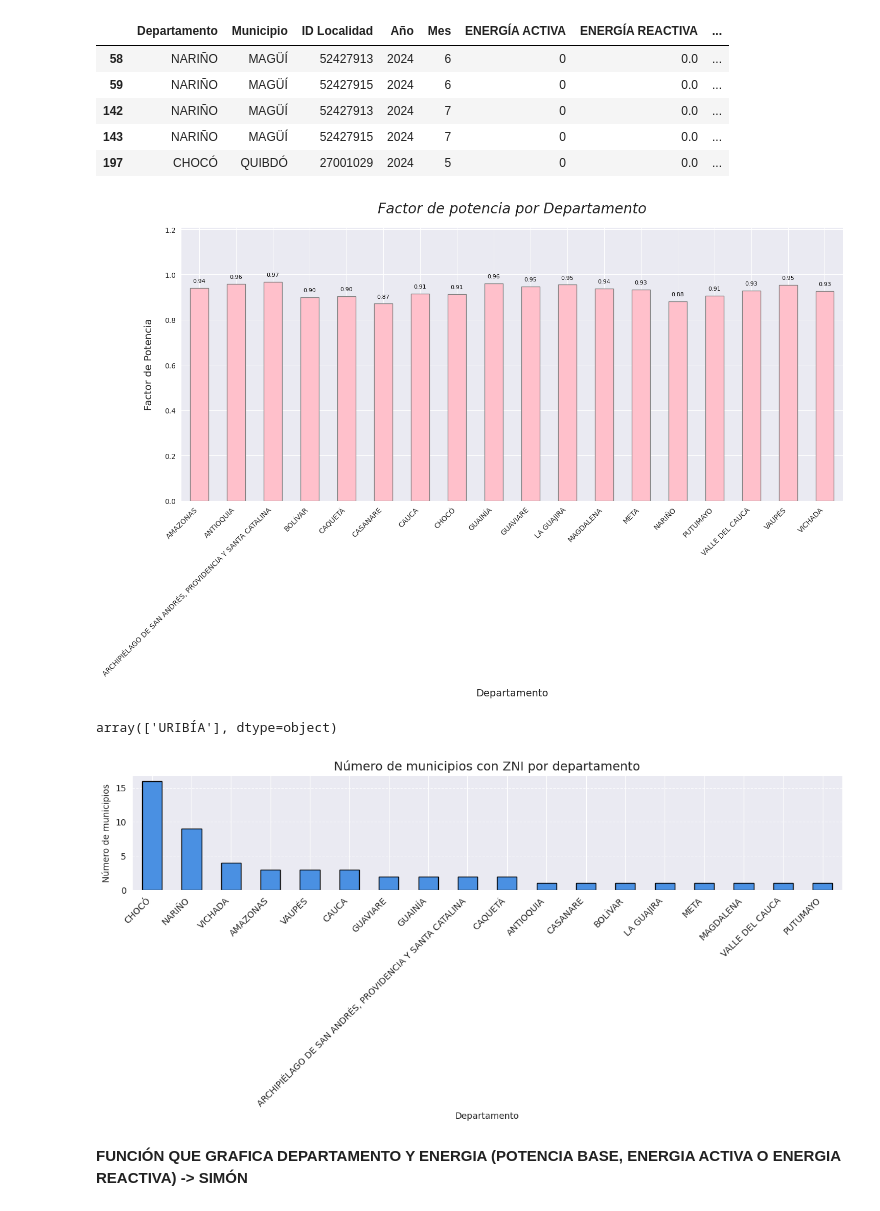
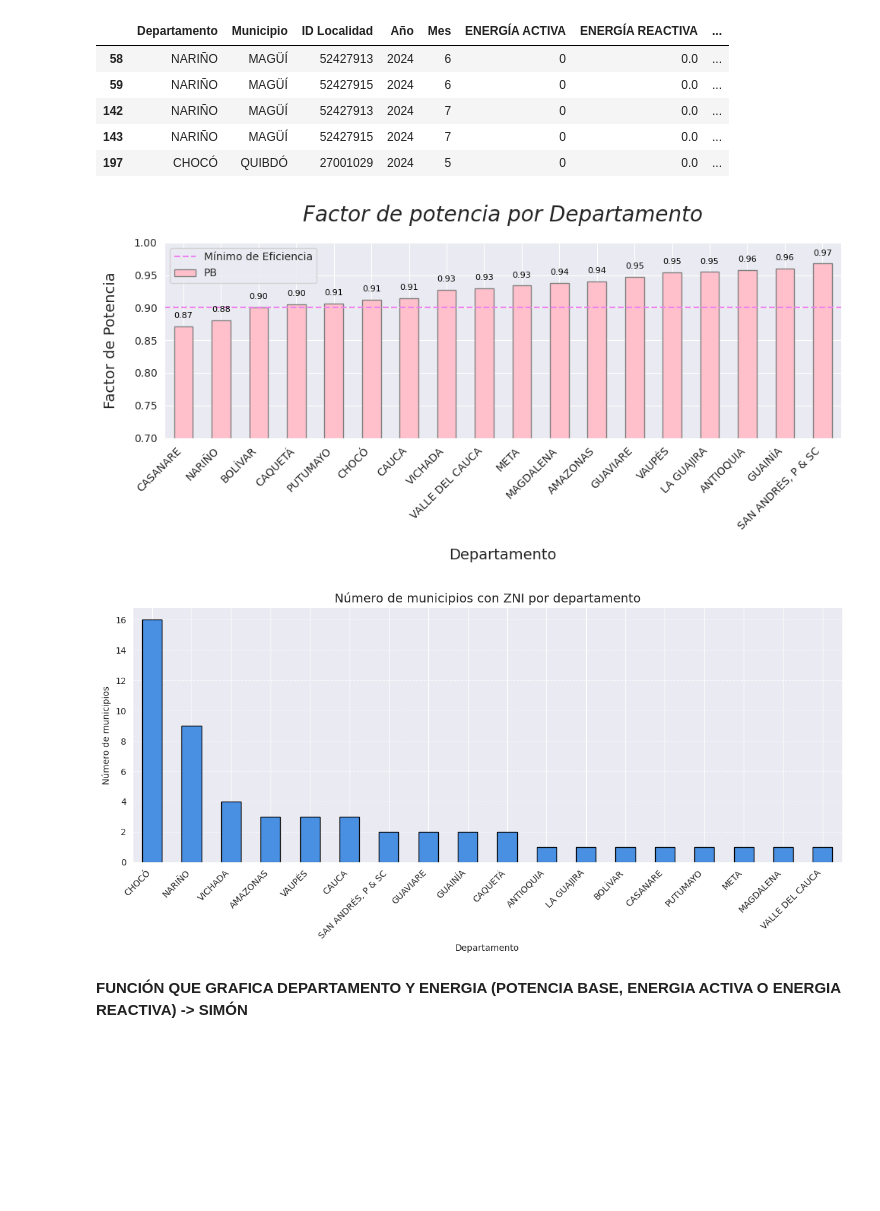
Before and after one commit to Will046-rA9/An-lisis-ZNI, a Jupyter notebook: ProyectoZNI (1).ipynb, the cells around one changed output. Drawn from its saved outputs; the diff is of its cells as text; code cells hidden in the pictures; blank space fills up the shorter version.

```diff
--- a/ProyectoZNI (1).ipynb
+++ b/ProyectoZNI (1).ipynb
@@ -171,7 +171,7 @@ dtype: int64
 # Creación del diccionario con cada uno de los departamentos (con sus nombres correctos) y sus respectivo ID
 
 dicc_num_dpto = {27:"CHOCÓ", 52:"NARIÑO",	19:"CAUCA",	18:"CAQUETÁ",	99:"VICHADA",	97:"VAUPÉS", 76:"VALLE DEL CAUCA",
-                 91:"AMAZONAS",	13:"BOLÍVAR",	94:"GUAINÍA",	88:"ARCHIPIÉLAGO DE SAN ANDRÉS, PROVIDENCIA Y SANTA CATALINA",
+                 91:"AMAZONAS",	13:"BOLÍVAR",	94:"GUAINÍA",	88:"SAN ANDRÉS, P & SC",
                  	5:"ANTIOQUIA",	86:"PUTUMAYO",	47:"MAGDALENA",	50:"META",	95:"GUAVIARE",	44:"LA GUAJIRA",	85:"CASANARE"}
 
 df_ZNI['ID DEPATAMENTO'].replace(dicc_num_dpto,inplace=True) # 🔄
@@ -539,5 +537 @@ df_ZNI_hprom.head(5)
 | 4 | BOLÍVAR | CARTAGENA DE INDIAS | 13001007 | 6 | 2024 | 9.40 |
-# %%
-#Cambio el nombre de San Andres, para mejor visualización
-df_ZNI_hprom['Departamento'] = df_ZNI_hprom['Departamento'].replace('ARCHIPIÉLAGO DE SAN ANDRÉS, PROVIDENCIA Y SANTA CATALINA', 'SAN ANDRÉS, P & SC')
-df_ZNI_hprom['Departamento'].unique()
@@ -552,11 +541,13 @@ prom_h_departamento = df_ZNI_hprom.groupby(['Departamento'])['Prom. Horas Diaria
 #plt.rcParams['font.family'] = 'sans-serif' # Puedes probar 'serif', 'monospace', 'fantasy', 'cursive'
 
 sns.set_style("darkgrid")
+prom_h_departamento.sort_values(ascending=True, inplace=True)
+
 # Crea el gráfico de barras
 ax =prom_h_departamento.plot(
     kind='bar',
-    figsize=(20, 8),  # Ajusta el tamaño para mejor visualización
-    color='lightgreen',  # Cambia el color de las barras
+    figsize=(12, 6),  # Ajusta el tamaño para mejor visualización
+    color='peachpuff',  # Cambia el color de las barras
     edgecolor='grey' # Añade un borde a las barras
 )
 
@@ -584,7 +575,7 @@ ax.set_ylabel(
 plt.xticks(
     rotation=45,  # Rota las etiquetas para mejor legibilidad
     ha='right',   # Alinea el texto a la derecha
-    fontsize=10
+    fontsize=9
 )
 
 # Ajusta las etiquetas del eje Y
@@ -592,7 +583,7 @@ plt.yticks(fontsize=10)
 
 ax.set_ylim(0, prom_h_departamento.max() * 1.25)
 
-# Muestra el valor exacto encima de cada barra (opcional pero muy útil)
+# Muestra el valor exacto encima de cada barra
 for p in ax.patches:
     ax.annotate(
         f'{p.get_height():.2f}',  # Formatea a dos decimales
@@ -601,7 +592,7 @@ for p in ax.patches:
         va='center',
         xytext=(0, 10),  # Desplaza el texto 10 puntos hacia arriba
         textcoords='offset points',
-        fontsize=8,
+        fontsize=6,
         color='black'
     )
 
@@ -741,76 +739,67 @@ For example, when doing 'df[col].method(value, inplace=True)', try using 'df.met
 # Probar factor de potencia por departamento  (No aporta demasiada información)
 
 prom_PB_departamento = df_ZNI.groupby(['Departamento'])['PB'].mean()
-
-#plt.rcParams['font.family'] = 'sans-serif' # Puedes probar 'serif', 'monospace', 'fantasy', 'cursive'
+prom_PB_departamento = prom_PB_departamento.sort_values(ascending=True)
 
 sns.set_style("darkgrid")
 # Crea el gráfico de barras
 ax =prom_PB_departamento.plot(
     kind='bar',
-    figsize=(15, 10),  # Ajusta el tamaño para mejor visualización
+    figsize=(10, 5),  # Ajusta el tamaño para mejor visualización
     color='pink',  # Cambia el color de las barras
-    edgecolor='grey' # Añade un borde a las barras
-)
+    edgecolor='grey')
 
 # Añade un título descriptivo
 ax.set_title(
     'Factor de potencia por Departamento',
     fontsize=20,
     style= 'oblique',
-    pad=20  # Espacio entre el título y el gráfico
-)
+    pad=20 )
 
 # Etiquetas para los ejes
 ax.set_xlabel(
     'Departamento',
     fontsize=14,
-    labelpad=15 # Espacio entre la etiqueta y el eje
-)
+    labelpad=15 )
 ax.set_ylabel(
     'Factor de Potencia',
     fontsize=14,
-    labelpad=15
-)
+    labelpad=15)
 
 # Mejora las etiquetas del eje X para que no se superpongan
 plt.xticks(
     rotation=45,  # Rota las etiquetas para mejor legibilidad
     ha='right',   # Alinea el texto a la derecha
-    fontsize=10
-)
+    fontsize=10)
 
 # Ajusta las etiquetas del eje Y
 plt.yticks(fontsize=10)
 
-ax.set_ylim(0, prom_PB_departamento.max() * 1.25)
+ax.set_ylim(0.7, 1)
 
 # Muestra el valor exacto encima de cada barra (opcional pero muy útil)
 for p in ax.patches:
     ax.annotate(
         f'{p.get_height():.2f}',  # Formatea a dos decimales
         (p.get_x() + p.get_width() / 2., p.get_height()),
         ha='center',
         va='center',
         xytext=(0, 10),  # Desplaza el texto 10 puntos hacia arriba
         textcoords='offset points',
         fontsize=8,
-        color='black'
-    )
+        color='black'    )
 
 # Asegura que todos los elementos se ajusten dentro de la figura
 plt.tight_layout()
 
+#Crea una línea moteada en y= 0.9 que tenga la leyenda "Línea mínima"
+plt.axhline(y=0.9, color='violet', linestyle='--', label='Mínimo de Eficiencia')
+plt.legend()
+
 # Muestra el gráfico
 plt.show()
 # %% [output]
-[figure, old version]
+[figure, new version]
-# %%
-# Crea un dataset que en base a df_ZNI, deje solo lo de los municipios del chocó
-df_ZNI_chocó = df_ZNI[df_ZNI['Departamento'] == 'LA GUAJIRA']
-df_ZNI_chocó['Municipio'].unique()
-# %% [output]
-array(['URIBÍA'], dtype=object)
 # %%
 # gráfica para saber cuantos municipios con ZNI hay en cada departamento
 
@@ -831,7 +820,7 @@ plt.grid(axis='y', linestyle='--', alpha=0.7)
 
 plt.show()
 # %% [output]
-[figure, old version]
+[figure, new version]
 # %% [markdown]
 
 **FUNCIÓN QUE GRAFICA DEPARTAMENTO Y ENERGIA (POTENCIA BASE, ENERGIA ACTIVA O ENERGIA REACTIVA) -> SIMÓN**
```
Also changed, not shown: parts of 18 cells of this notebook.
